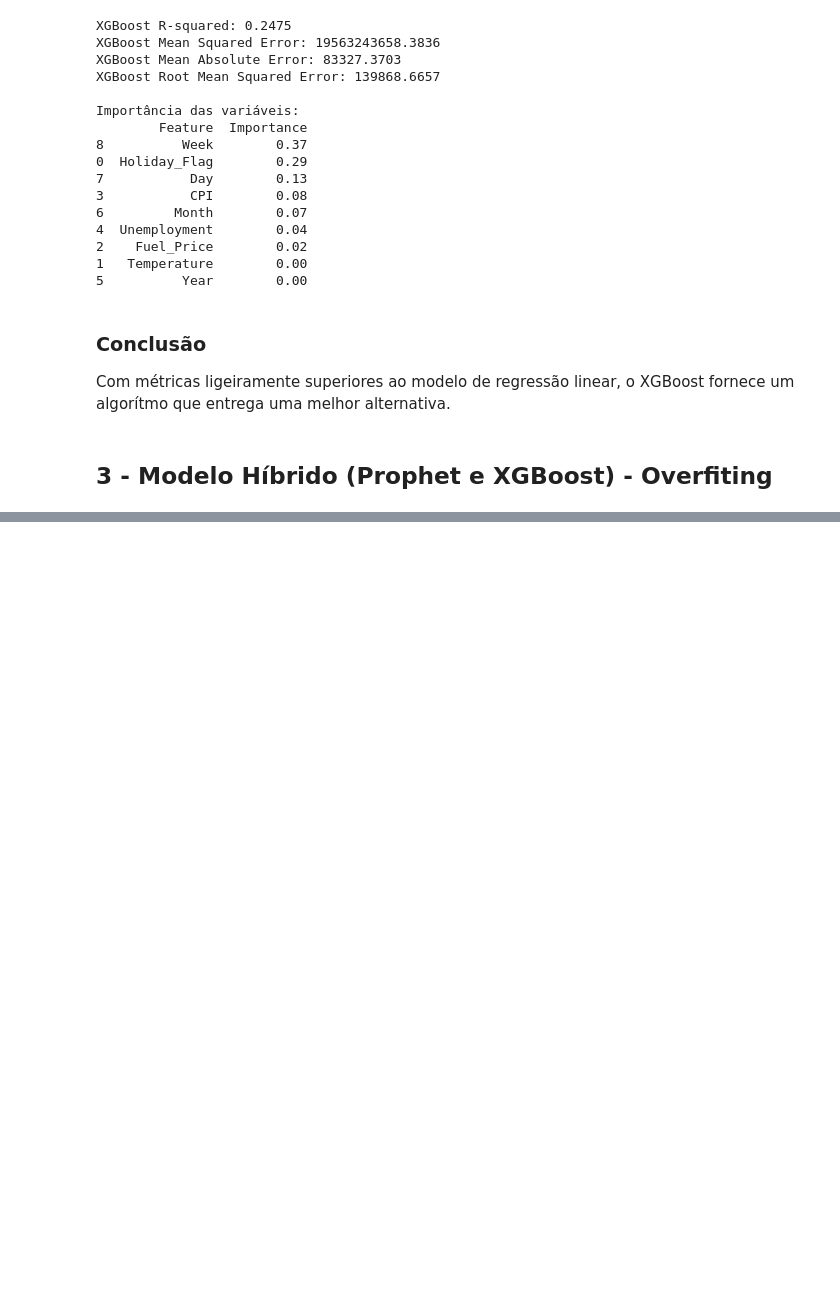
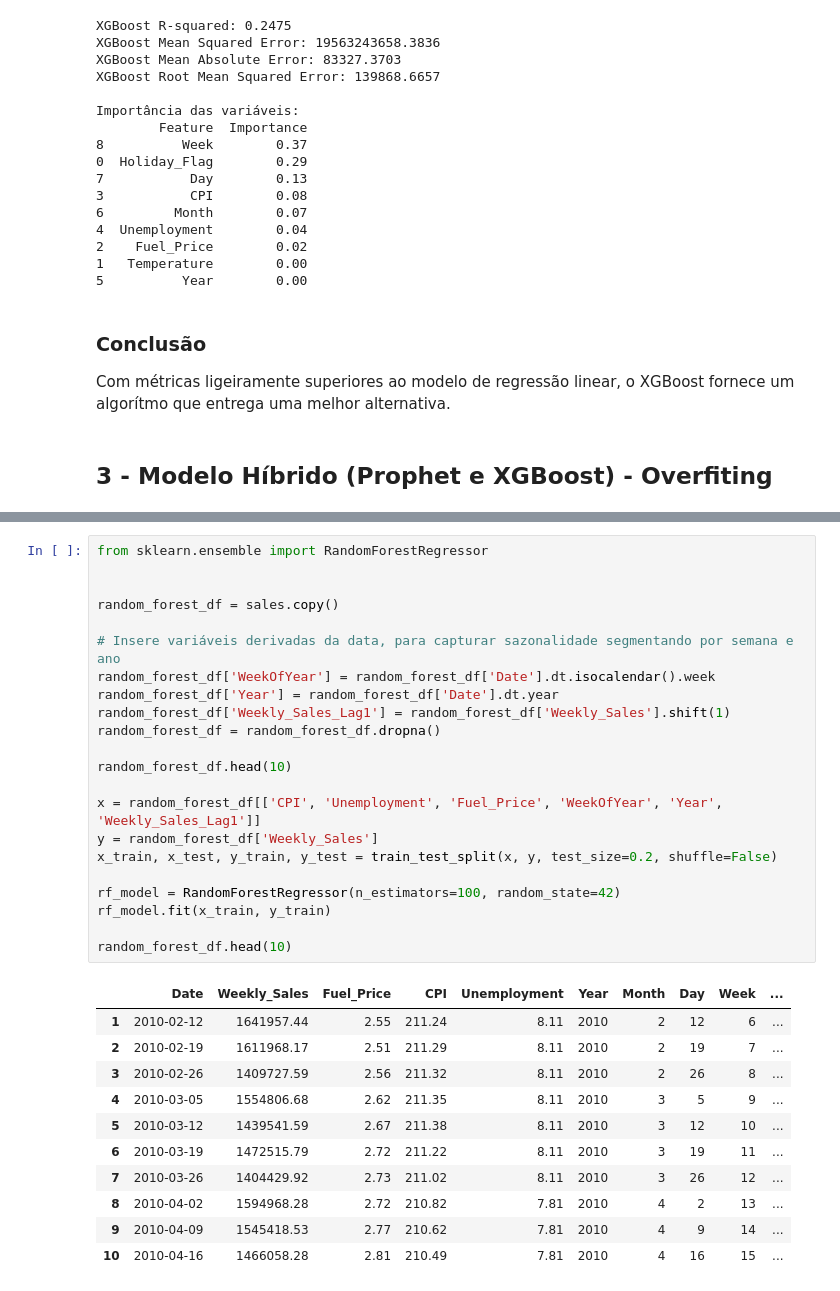
Before and after one commit to lekoller/final-fiap, a Jupyter notebook: Previsão_de_vendas.ipynb, the cells around one changed output, grey strips where cells are left out. Saved outputs shown, nothing was run; the diff lists cells and outputs as text; blank space fills up the shorter version.

```diff
--- a/Previsão_de_vendas.ipynb
+++ b/Previsão_de_vendas.ipynb
@@ -526,0 +530,34 @@ plt.show()
+# %%
+from sklearn.ensemble import RandomForestRegressor
+
+
+random_forest_df = sales.copy()
+
+# Insere variáveis derivadas da data, para capturar sazonalidade segmentando por semana e ano
+random_forest_df['WeekOfYear'] = random_forest_df['Date'].dt.isocalendar().week
+random_forest_df['Year'] = random_forest_df['Date'].dt.year
+random_forest_df['Weekly_Sales_Lag1'] = random_forest_df['Weekly_Sales'].shift(1)
+random_forest_df = random_forest_df.dropna()
+
+random_forest_df.head(10)
+
+x = random_forest_df[['CPI', 'Unemployment', 'Fuel_Price', 'WeekOfYear', 'Year', 'Weekly_Sales_Lag1']]
+y = random_forest_df['Weekly_Sales']
+x_train, x_test, y_train, y_test = train_test_split(x, y, test_size=0.2, shuffle=False)
+
+rf_model = RandomForestRegressor(n_estimators=100, random_state=42)
+rf_model.fit(x_train, y_train)
+
+random_forest_df.head(10)
+# %% [output]
+|  | Date | Weekly_Sales | Fuel_Price | CPI | Unemployment | Year | Month | Day | Week | ... |
+| 1 | 2010-02-12 | 1641957.44 | 2.55 | 211.24 | 8.11 | 2010 | 2 | 12 | 6 | ... |
+| 2 | 2010-02-19 | 1611968.17 | 2.51 | 211.29 | 8.11 | 2010 | 2 | 19 | 7 | ... |
+| 3 | 2010-02-26 | 1409727.59 | 2.56 | 211.32 | 8.11 | 2010 | 2 | 26 | 8 | ... |
+| 4 | 2010-03-05 | 1554806.68 | 2.62 | 211.35 | 8.11 | 2010 | 3 | 5 | 9 | ... |
+| 5 | 2010-03-12 | 1439541.59 | 2.67 | 211.38 | 8.11 | 2010 | 3 | 12 | 10 | ... |
+| 6 | 2010-03-19 | 1472515.79 | 2.72 | 211.22 | 8.11 | 2010 | 3 | 19 | 11 | ... |
+| 7 | 2010-03-26 | 1404429.92 | 2.73 | 211.02 | 8.11 | 2010 | 3 | 26 | 12 | ... |
+| 8 | 2010-04-02 | 1594968.28 | 2.72 | 210.82 | 7.81 | 2010 | 4 | 2 | 13 | ... |
+| 9 | 2010-04-09 | 1545418.53 | 2.77 | 210.62 | 7.81 | 2010 | 4 | 9 | 14 | ... |
+| 10 | 2010-04-16 | 1466058.28 | 2.81 | 210.49 | 7.81 | 2010 | 4 | 16 | 15 | ... |
```
Also changed, not shown: parts of 16 cells of this notebook, 1 other file.
